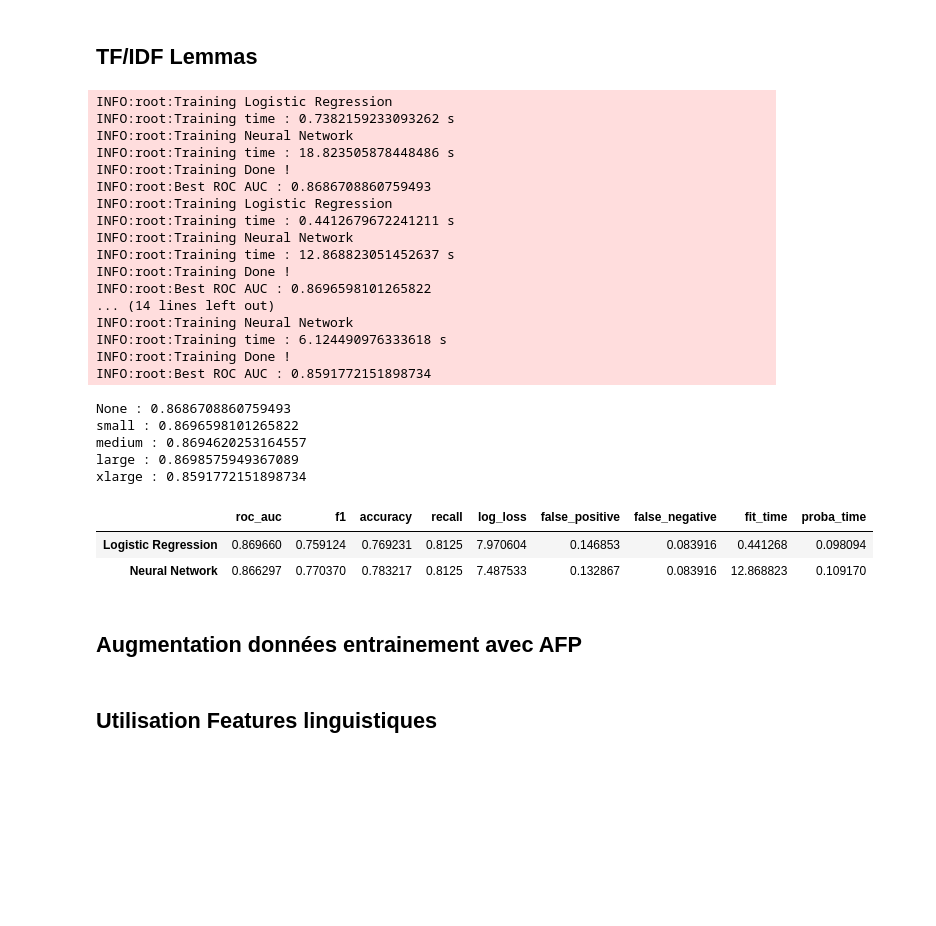
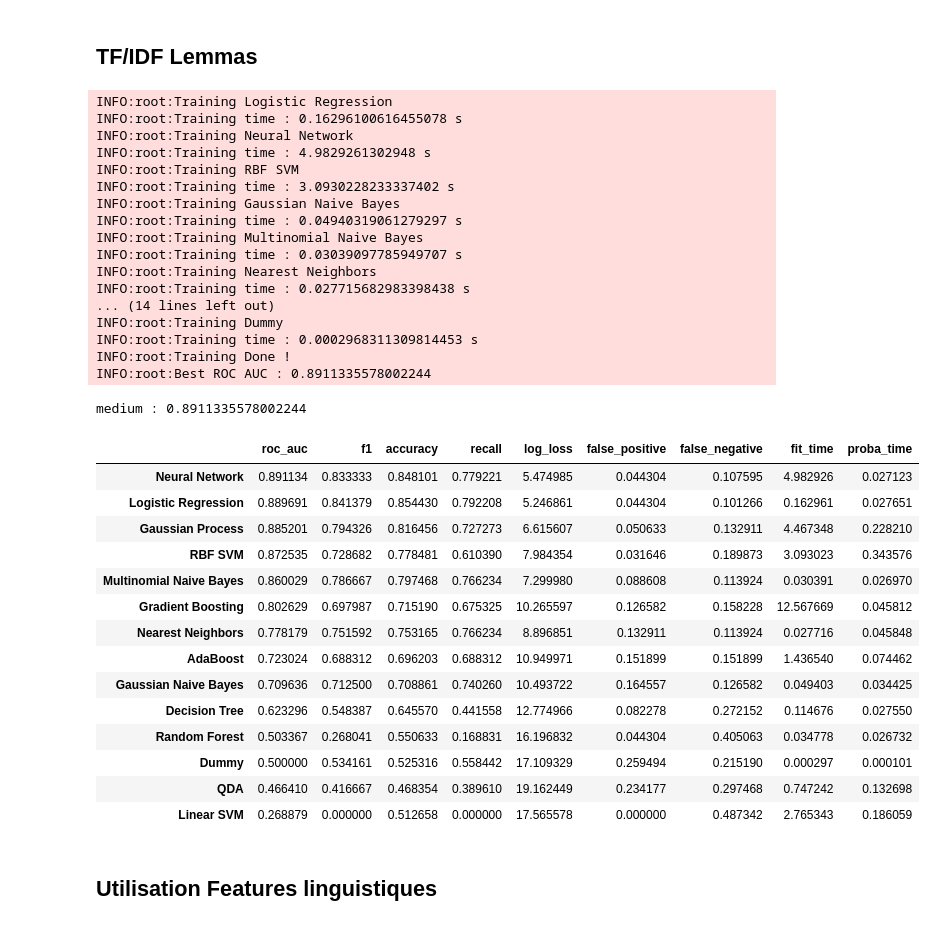
Before and after one commit to fmaine/notebooks, a Jupyter notebook: Experiences/230321-InfoxSurSeine.ipynb, the cells around one changed output. Drawn from its saved outputs; the diff is of its cells as text; code cells hidden in the pictures; blank space fills up the shorter version.

```diff
--- a/Experiences/230321-InfoxSurSeine.ipynb
+++ b/Experiences/230321-InfoxSurSeine.ipynb
@@ -621,7 +624,8 @@ df_texts = df_infox
 tokenizer = lex.get_words
 # %%
 benches = {}
-for key in ignore_words.keys():
+#for key in ignore_words.keys():
+for key in ['small']:
     vectorizer = TfidfVectorizer(lowercase=True, preprocessor=preprocessor, tokenizer=tokenizer, stop_words=ignore_words[key])
     count_matrix = vectorizer.fit_transform(df_infox['text'])
     count_array = count_matrix.toarray()
@@ -674,48 +686,55 @@ df_texts = df_infox
 tokenizer = lex.get_lemmas_from_text
 # %%
 benches = {}
-for key in ignore_lemmas.keys():
+for key in ['medium']:
     vectorizer = TfidfVectorizer(lowercase=True, preprocessor=preprocessor, tokenizer=tokenizer, stop_words=ignore_lemmas[key])
     count_matrix = vectorizer.fit_transform(df_infox['text'])
     count_array = count_matrix.toarray()
     df_tf = pd.DataFrame(data=count_array,columns = vectorizer.get_feature_names_out())
     df_X = df_tf
+    predictors=None
     df_bench = bench.benchmark(df_X,df_texts['infox'],predictors=predictors,train_size=train_size,random_state=random_state)
     df_bench = df_bench.sort_values('roc_auc',ascending=False)
     benches[key] = df_bench
 # %% [output]
 INFO:root:Training Logistic Regression
-INFO:root:Training time : 0.7382159233093262 s
+INFO:root:Training time : 0.16296100616455078 s
 INFO:root:Training Neural Network
-INFO:root:Training time : 18.823505878448486 s
+INFO:root:Training time : 4.9829261302948 s
+INFO:root:Training RBF SVM
+INFO:root:Training time : 3.0930228233337402 s
+INFO:root:Training Gaussian Naive Bayes
+INFO:root:Training time : 0.04940319061279297 s
+INFO:root:Training Multinomial Naive Bayes
+INFO:root:Training time : 0.03039097785949707 s
+INFO:root:Training Nearest Neighbors
+INFO:root:Training time : 0.027715682983398438 s
+... (14 lines left out)
+INFO:root:Training Dummy
+INFO:root:Training time : 0.0002968311309814453 s
 INFO:root:Training Done !
-INFO:root:Best ROC AUC : 0.8686708860759493
-INFO:root:Training Logistic Regression
-INFO:root:Training time : 0.4412679672241211 s
-INFO:root:Training Neural Network
-INFO:root:Training time : 12.868823051452637 s
-INFO:root:Training Done !
-INFO:root:Best ROC AUC : 0.8696598101265822
-... (14 lines left out)
-INFO:root:Training Neural Network
-INFO:root:Training time : 6.124490976333618 s
-INFO:root:Training Done !
-INFO:root:Best ROC AUC : 0.8591772151898734
+INFO:root:Best ROC AUC : 0.8911335578002244
 # %%
 for key in benches:
     print(f'{key} : {benches[key].roc_auc.max()}')
 # %% [output]
-None : 0.8686708860759493
-small : 0.8696598101265822
-medium : 0.8694620253164557
-large : 0.8698575949367089
-xlarge : 0.8591772151898734
+medium : 0.8911335578002244
 # %%
-df_bench=benches['small']
+df_bench=benches['medium']
 df_bench
 # %% [output]
 |  | roc_auc | f1 | accuracy | recall | log_loss | false_positive | false_negative | fit_time | proba_time |
-| Logistic Regression | 0.869660 | 0.759124 | 0.769231 | 0.8125 | 7.970604 | 0.146853 | 0.083916 | 0.441268 | 0.098094 |
-| Neural Network | 0.866297 | 0.770370 | 0.783217 | 0.8125 | 7.487533 | 0.132867 | 0.083916 | 12.868823 | 0.109170 |
+| Neural Network | 0.891134 | 0.833333 | 0.848101 | 0.779221 | 5.474985 | 0.044304 | 0.107595 | 4.982926 | 0.027123 |
+| Logistic Regression | 0.889691 | 0.841379 | 0.854430 | 0.792208 | 5.246861 | 0.044304 | 0.101266 | 0.162961 | 0.027651 |
+| Gaussian Process | 0.885201 | 0.794326 | 0.816456 | 0.727273 | 6.615607 | 0.050633 | 0.132911 | 4.467348 | 0.228210 |
+| RBF SVM | 0.872535 | 0.728682 | 0.778481 | 0.610390 | 7.984354 | 0.031646 | 0.189873 | 3.093023 | 0.343576 |
+| Multinomial Naive Bayes | 0.860029 | 0.786667 | 0.797468 | 0.766234 | 7.299980 | 0.088608 | 0.113924 | 0.030391 | 0.026970 |
+| Gradient Boosting | 0.802629 | 0.697987 | 0.715190 | 0.675325 | 10.265597 | 0.126582 | 0.158228 | 12.567669 | 0.045812 |
+| Nearest Neighbors | 0.778179 | 0.751592 | 0.753165 | 0.766234 | 8.896851 | 0.132911 | 0.113924 | 0.027716 | 0.045848 |
+| AdaBoost | 0.723024 | 0.688312 | 0.696203 | 0.688312 | 10.949971 | 0.151899 | 0.151899 | 1.436540 | 0.074462 |
+| Gaussian Naive Bayes | 0.709636 | 0.712500 | 0.708861 | 0.740260 | 10.493722 | 0.164557 | 0.126582 | 0.049403 | 0.034425 |
+| Decision Tree | 0.623296 | 0.548387 | 0.645570 | 0.441558 | 12.774966 | 0.082278 | 0.272152 | 0.114676 | 0.027550 |
+| Random Forest | 0.503367 | 0.268041 | 0.550633 | 0.168831 | 16.196832 | 0.044304 | 0.405063 | 0.034778 | 0.026732 |
+| Dummy | 0.500000 | 0.534161 | 0.525316 | 0.558442 | 17.109329 | 0.259494 | 0.215190 | 0.000297 | 0.000101 |
+| QDA | 0.466410 | 0.416667 | 0.468354 | 0.389610 | 19.162449 | 0.234177 | 0.297468 | 0.747242 | 0.132698 |
+| Linear SVM | 0.268879 | 0.000000 | 0.512658 | 0.000000 | 17.565578 | 0.000000 | 0.487342 | 2.765343 | 0.186059 |
-# %% [markdown]
-## Augmentation données entrainement avec AFP
```
Also changed, not shown: parts of 44 cells of this notebook, 17 other files.
